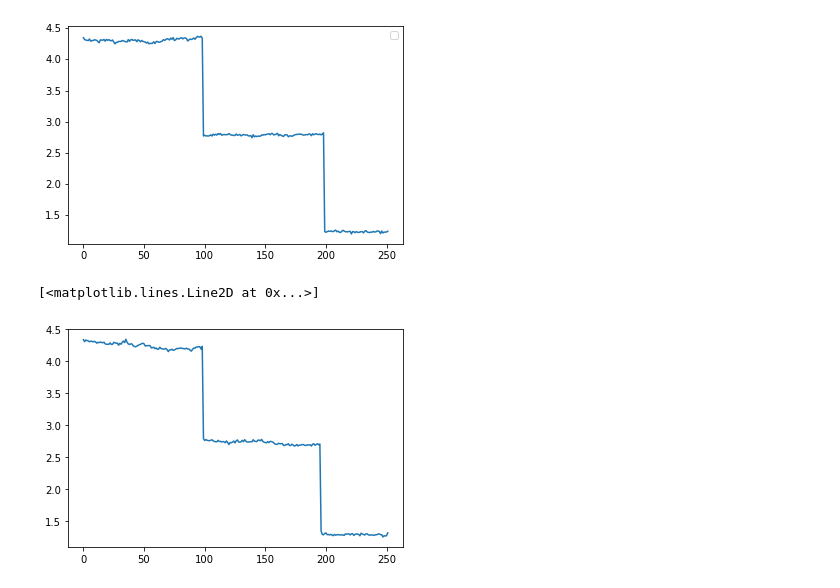
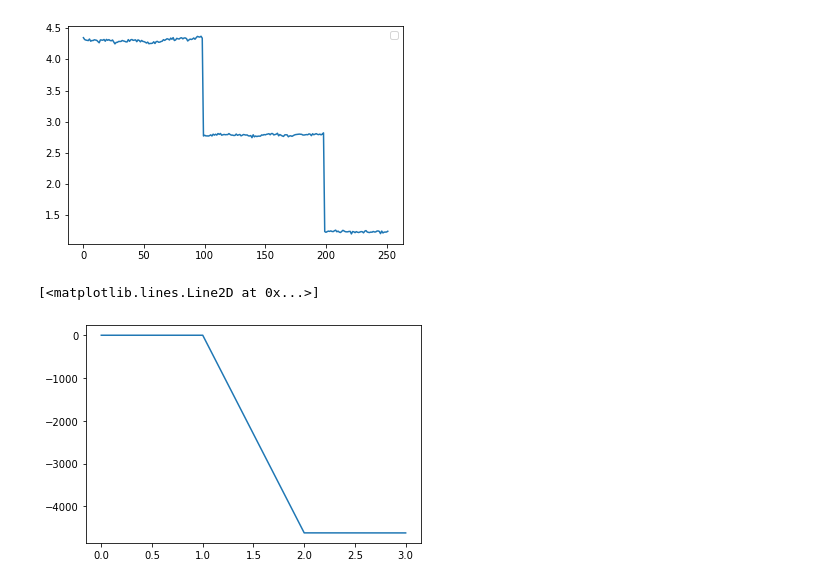
Before and after one commit to suren777/spread-filter, a Jupyter notebook: filter_playground2.ipynb, the cells around one changed output. Drawn from its saved outputs; the diff is of its cells as text; code cells hidden in the pictures.

```diff
--- a/filter_playground2.ipynb
+++ b/filter_playground2.ipynb
@@ -27,18 +27,18 @@ No handles with labels found to put in legend.
 # %%
 our_filter = Filter(a, l, sig, q, k, c1, c2, c3, c4, dt)
 # %%
-pnn1, pn1n1 = 1, 1
+pnn1, pn1n1 = 100, 100
 results = []
 for i in range(len(price_path[0])-1):
     yn, xnn1, xnn,  T1, T2 = price_path[0][i],price_path[1][i],price_path[1][0], price_path[2][i][0],price_path[2][i][1]
     if i>0:
         xnn = results[i-1][0]
-    xnn1, xnn, pn1n, pnn = our_filter.one_step(yn, xnn1, xnn, pnn1, pn1n1, T1, T2)
-    results.append((xnn1, xnn, pn1n, pnn))
+    xnn1, xnn, pn1n, pn1n1 = our_filter.one_step(yn, xnn1, xnn, pnn1, pn1n1, T1, T2)
+    results.append((xnn1, xnn, pn1n, pn1n1))
 # %%
-plt.plot(np.array(results).T[0])
+plt.plot(np.array(results[3]))
 # %% [output]
 [<matplotlib.lines.Line2D at 0x...>]
-[figure, old version]
+[figure, new version]
 # %%
 res = np.array(results)
```
